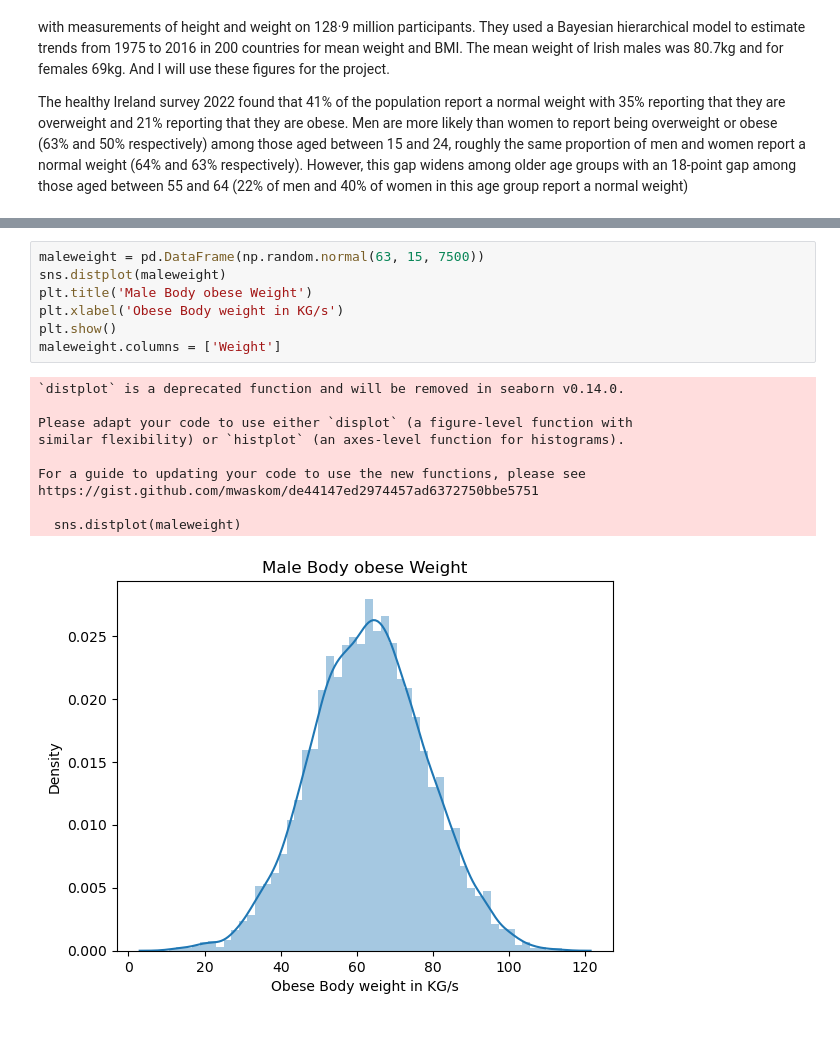
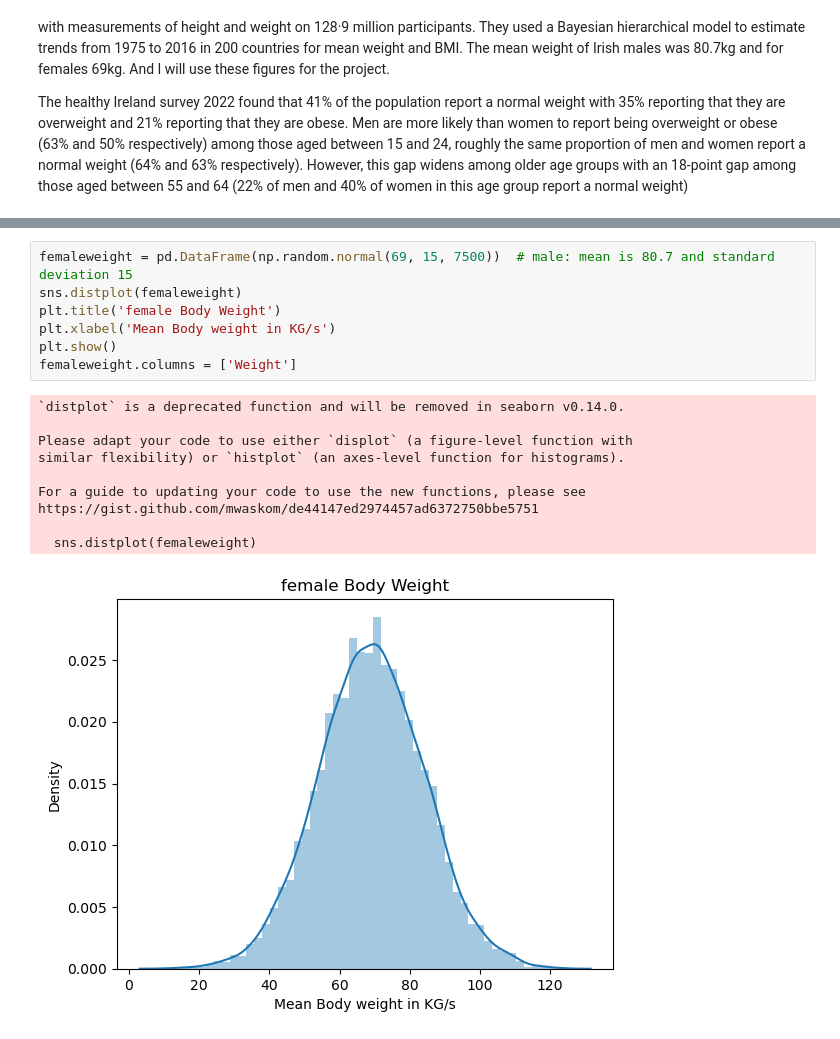
Before and after one commit to keithmmc/PDA1, a Jupyter notebook: PDA1.ipynb, the cells around one changed output, grey strips where cells are left out. Cells and saved outputs as stored; diff of their text form.

```diff
--- a/PDA1.ipynb
+++ b/PDA1.ipynb
@@ -270,18 +270,18 @@ https://gist.github.com/mwaskom/de44147ed2974457ad6372750bbe5751
 # %%
-maleweight = pd.DataFrame(np.random.normal(63, 15, 7500))
-sns.distplot(maleweight)
-plt.title('Male Body obese Weight')
-plt.xlabel('Obese Body weight in KG/s')
+femaleweight = pd.DataFrame(np.random.normal(69, 15, 7500))  # male: mean is 80.7 and standard deviation 15
+sns.distplot(femaleweight)
+plt.title('female Body Weight')
+plt.xlabel('Mean Body weight in KG/s')
 plt.show()
-maleweight.columns = ['Weight']
+femaleweight.columns = ['Weight']
 # %% [output]
 `distplot` is a deprecated function and will be removed in seaborn v0.14.0.
 
 Please adapt your code to use either `displot` (a figure-level function with
 similar flexibility) or `histplot` (an axes-level function for histograms).
 
 For a guide to updating your code to use the new functions, please see
 https://gist.github.com/mwaskom/de44147ed2974457ad6372750bbe5751
 
-  sns.distplot(maleweight)
+  sns.distplot(femaleweight)
-[figure, old version]
+[figure, new version]
```
Also changed, not shown: parts of 18 cells of this notebook.
